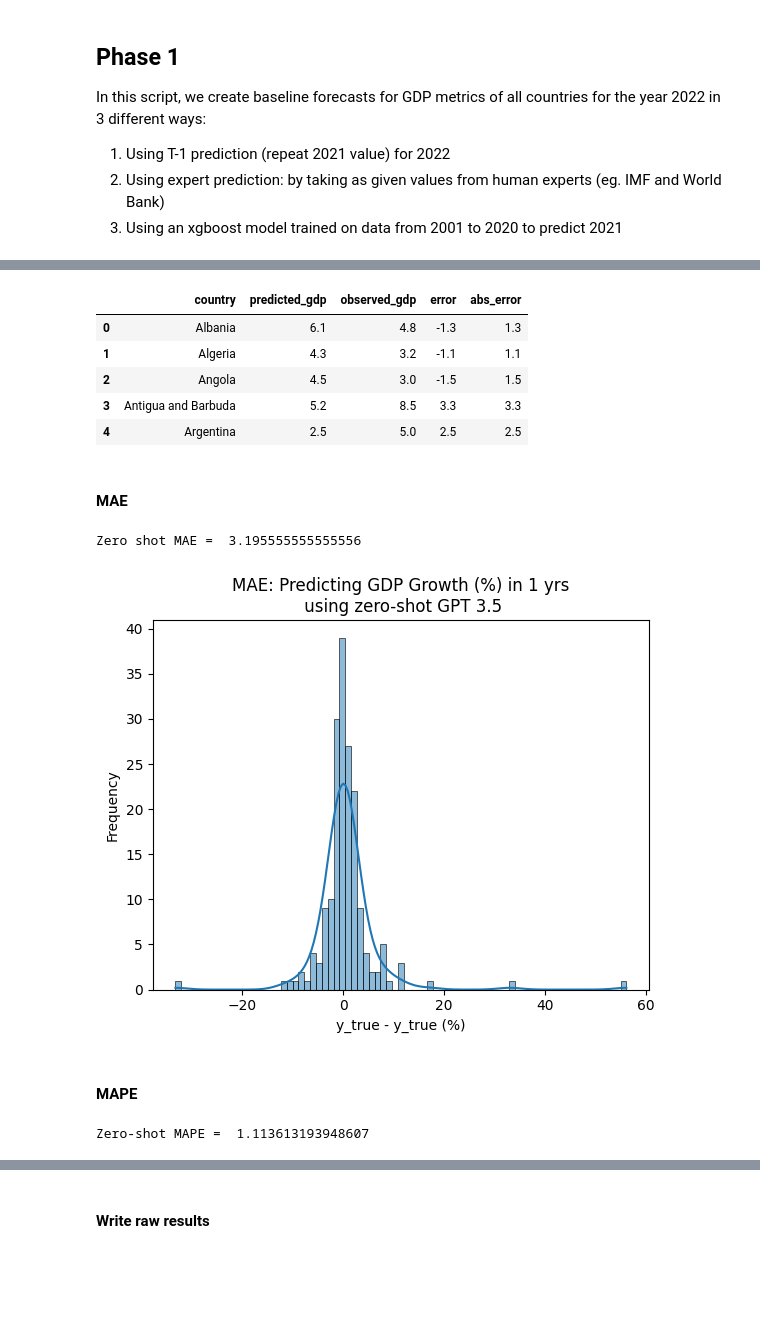
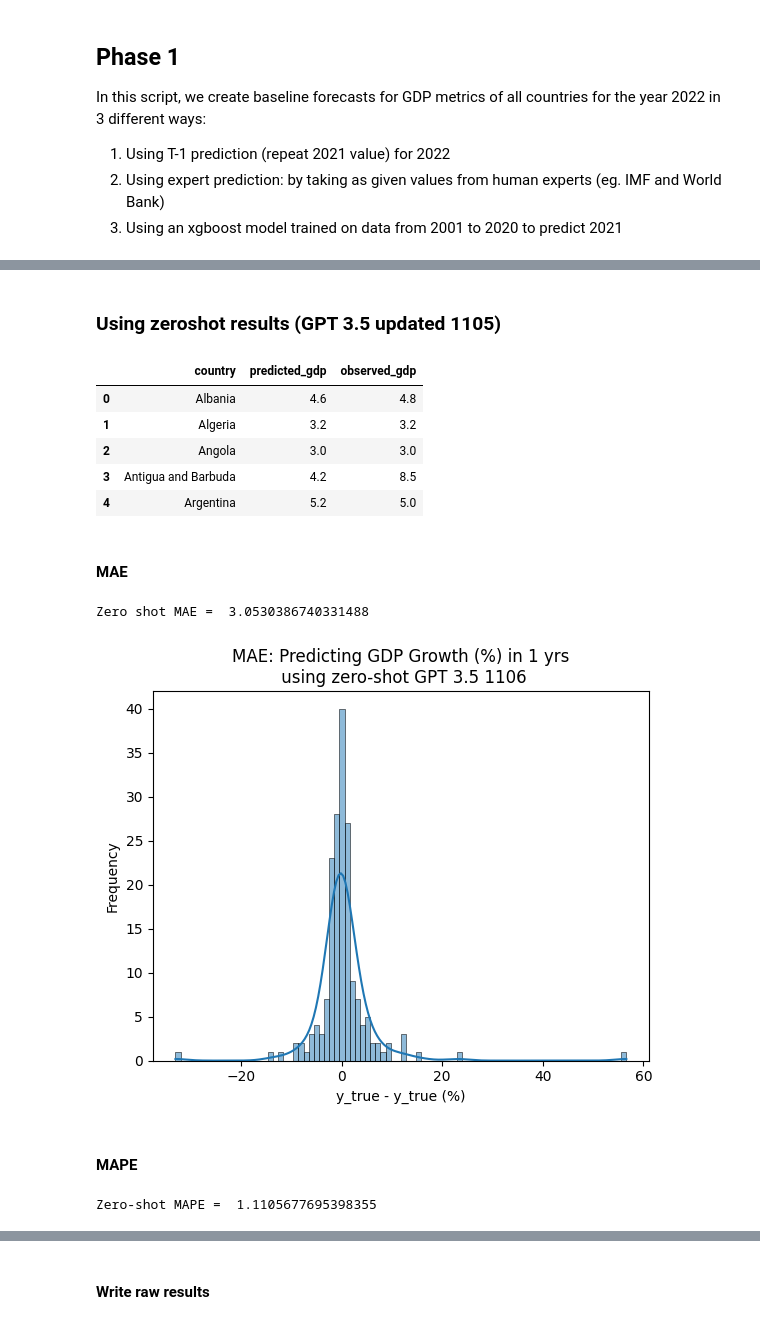
Before and after one commit to anwesham-lab/cs325b-llm-forecasting, a Jupyter notebook: code/baseline_gdp_growth_cs325b_1year.ipynb, the cells around one changed output, grey strips where cells are left out. Saved outputs shown, nothing was run; the diff lists cells and outputs as text; code cells hidden in the pictures; blank space fills up the shorter version.

Commit message:
notebooks with results for gdp

```diff
--- a/code/baseline_gdp_growth_cs325b_1year.ipynb
+++ b/code/baseline_gdp_growth_cs325b_1year.ipynb
@@ -42,4 +42,4 @@ PREDICTION_HORIZON = 1
 finetuned_results_df = pd.read_csv('test_cleaned_gdp_growth_finetuned_predictions_' + str(PREDICTION_HORIZON) + 'yr.csv')
 cleaned_gdp_growth_countries = pd.read_csv('cleaned_gdp_growth_df.csv')
 rounded_gdp_growth_df = pd.read_csv('rounded_cleaned_gdp_growth_df.csv')
-zero_shot_results_df = pd.read_csv('test_cleaned_gdp_growth_zero_shot_predictions_1yr.csv')
+zero_shot_results_df = pd.read_csv('test_cleaned_gdp_growth_zero_shot_predictions_1yr_gpt-3.5-turbo-1106.csv')
@@ -127,12 +206,14 @@ In this script, we create baseline forecasts for GDP metrics of all countries fo
+# %% [markdown]
+### Using zeroshot results (GPT 3.5 updated 1105)
 # %%
 zero_shot_results_df.head()
 # %% [output]
-|  | country | predicted_gdp | observed_gdp | error | abs_error |
-| 0 | Albania | 6.1 | 4.8 | -1.3 | 1.3 |
-| 1 | Algeria | 4.3 | 3.2 | -1.1 | 1.1 |
-| 2 | Angola | 4.5 | 3.0 | -1.5 | 1.5 |
-| 3 | Antigua and Barbuda | 5.2 | 8.5 | 3.3 | 3.3 |
-| 4 | Argentina | 2.5 | 5.0 | 2.5 | 2.5 |
+|  | country | predicted_gdp | observed_gdp |
+| 0 | Albania | 4.6 | 4.8 |
+| 1 | Algeria | 3.2 | 3.2 |
+| 2 | Angola | 3.0 | 3.0 |
+| 3 | Antigua and Barbuda | 4.2 | 8.5 |
+| 4 | Argentina | 5.2 | 5.0 |
 # %% [markdown]
 #### MAE
 # %%
@@ -140,17 +221,17 @@ zero_shot_results_mae = error_mae(zero_shot_results_df['predicted_gdp'],
                                   zero_shot_results_df['observed_gdp'])
 print('Zero shot MAE = ', zero_shot_results_mae)
 # %% [output]
-Zero shot MAE =  3.195555555555556
+Zero shot MAE =  3.0530386740331488
 # %%
 zero_shot_results_df['error'] = zero_shot_results_df['observed_gdp'] - zero_shot_results_df['predicted_gdp']
 zero_shot_results_df['abs_error'] = np.abs(zero_shot_results_df['error'])
 sns.histplot(zero_shot_results_df['error'], kde=True)
 plt.xlabel('y_true - y_true (%)')
 plt.ylabel('Frequency')
-plt.title('MAE: Predicting GDP Growth (%) in ' + str(PREDICTION_HORIZON) + ' yrs\n using zero-shot GPT 3.5')
+plt.title('MAE: Predicting GDP Growth (%) in ' + str(PREDICTION_HORIZON) + ' yrs\n using zero-shot GPT 3.5 1106')
 plt.show()
 # %% [output]
-[figure, old version]
+[figure, new version]
 # %% [markdown]
 #### MAPE
 # %%
@@ -158,7 +239,7 @@ zeroshot_mape = error_mape(zero_shot_results_df['predicted_gdp'],
                            zero_shot_results_df['observed_gdp'])
 print('Zero-shot MAPE = ', zeroshot_mape)
 # %% [output]
-Zero-shot MAPE =  1.113613193948607
+Zero-shot MAPE =  1.1105677695398355
 # %%
 zero_shot_results_df['relative_error'] = (zero_shot_results_df['observed_gdp'] - zero_shot_results_df['predicted_gdp'])/zero_shot_results_df['observed_gdp']
 sns.histplot(zero_shot_results_df['relative_error'], kde=True)
```
Also changed, not shown: parts of 71 cells of this notebook.
